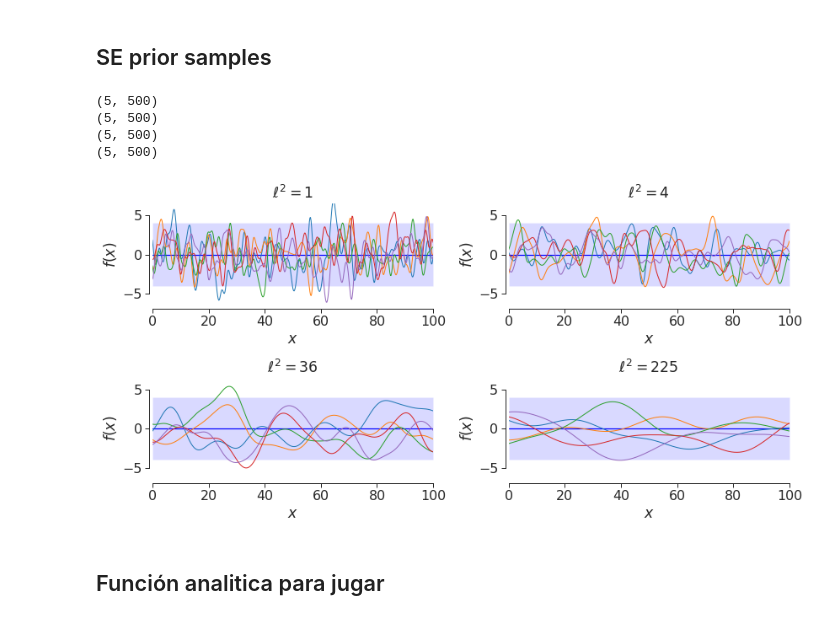
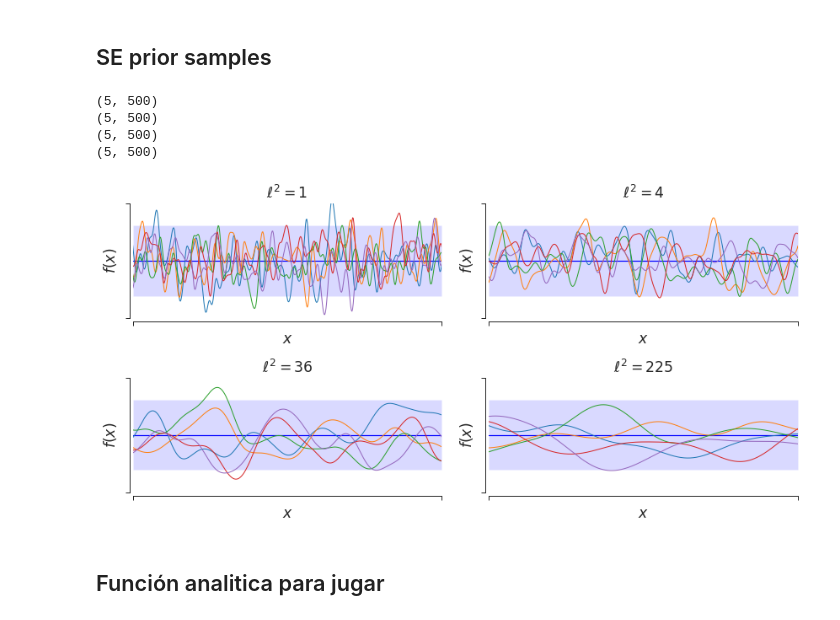
Before and after one commit to GAMES-UChile/Curso-Aprendizaje-de-Maquinas, a Jupyter notebook: Figuras.ipynb, the cells around one changed output. Saved outputs shown, nothing was run; the diff lists cells and outputs as text; code cells hidden in the pictures.

```diff
--- a/Figuras.ipynb
+++ b/Figuras.ipynb
@@ -1067,34 +1067,36 @@ plt.figure(figsize=(figure_width, 6))
 for ind, i in enumerate(l):
     gram = SE(t, t, 1 / (2*i**2), sigma)
     samples = np.random.multivariate_normal(m, gram, size=n_to_plot)
     print(samples.shape)
     #     axarr[ind].plot(t, samples)
     plt.subplot(2, 2, ind + 1)
     plt.plot(t, m, 'blue')
     plt.plot(t, samples.T, lw=1)
     plt.fill_between(
         t,
         m + 2 * sigma,
         m - 2 * sigma,
         facecolor='blue',
         alpha=0.15,
         label='95% CI')
 
     plt.xlabel(r'$x$')
     plt.ylabel(r'$f(x)$')
     plt.title(r'$\ell^2={}$'.format(i**2))
     plt.xlim(0, 100)
+    plt.xticks([0, 100], labels=[])
     plt.ylim(-6.5, 6.5)
+    plt.yticks([-6.5, 6.5], labels=[])
 
 plt.tight_layout()
 sns.despine(offset=4, trim=True)
 if savefigs: plt.savefig(out_path + prefix + 'gp_prior_muestras.pdf', bbox_inches='tight')
 # %% [output]
 (5, 500)
 (5, 500)
 (5, 500)
 (5, 500)
-[figure, old version]
+[figure, new version]
 # %% [markdown]
 ## Función analitica para jugar
 # %%
```
Also changed, not shown: parts of 8 cells of this notebook, 10 other files.
